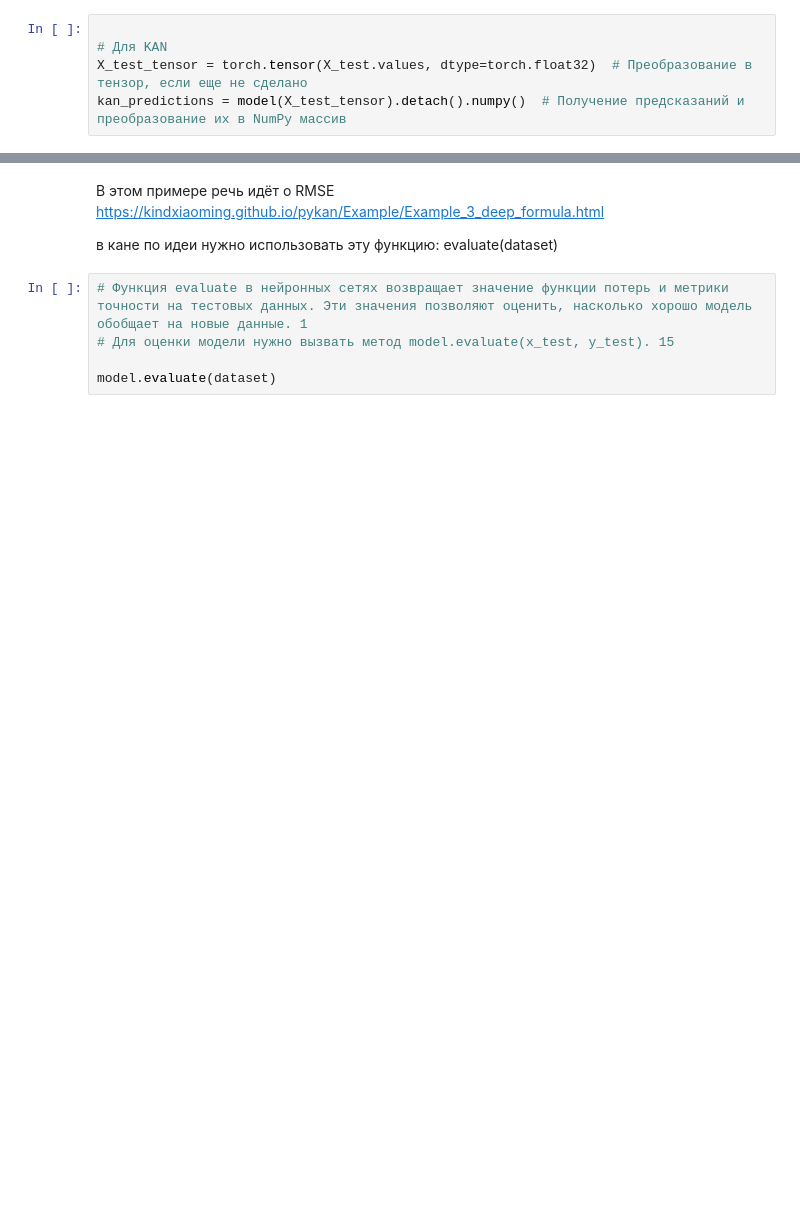
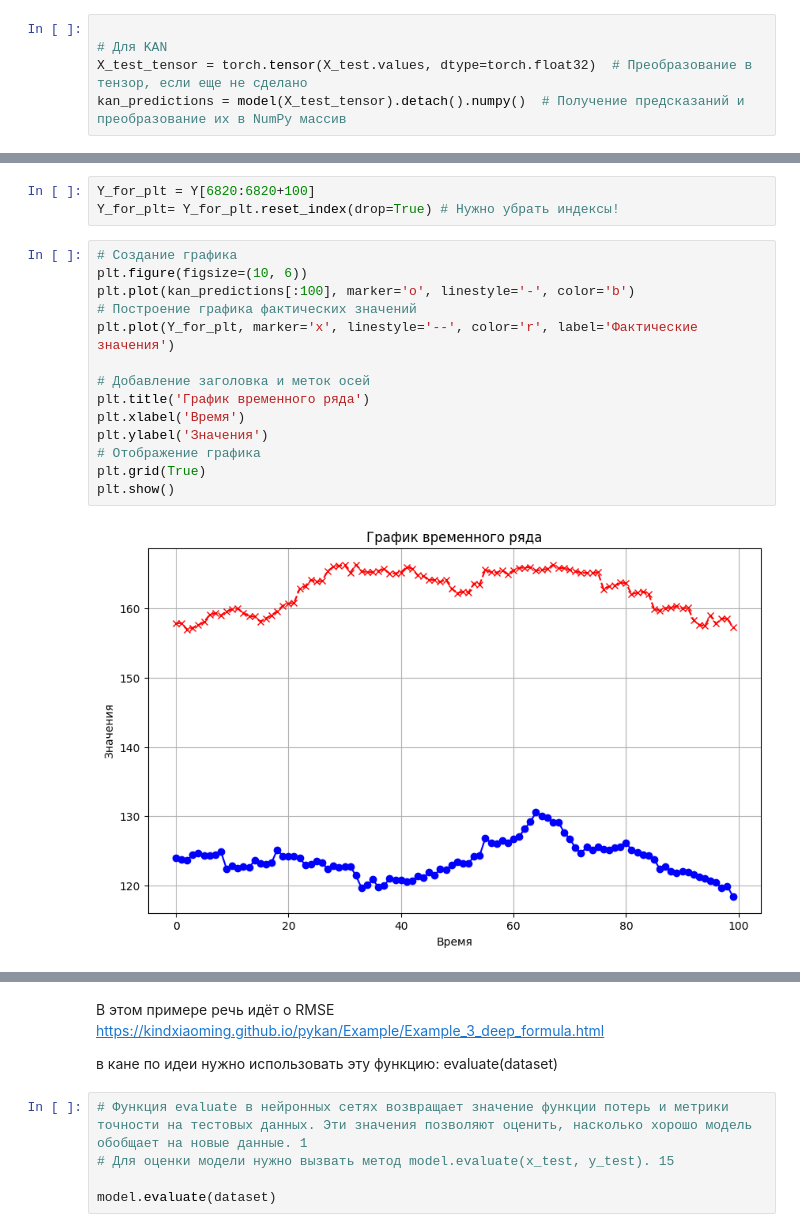
Before and after one commit to CHURA2049/KanNootebook, a Jupyter notebook: MetricsKANTest.ipynb, the cells around one changed output, grey strips where cells are left out. Cells and saved outputs as stored; diff of their text form; blank space fills up the shorter version.

```diff
--- a/MetricsKANTest.ipynb
+++ b/MetricsKANTest.ipynb
@@ -124,0 +173,19 @@ plt.show()
+# %%
+Y_for_plt = Y[6820:6820+100]
+Y_for_plt= Y_for_plt.reset_index(drop=True) # Нужно убрать индексы!
+# %%
+# Создание графика
+plt.figure(figsize=(10, 6))
+plt.plot(kan_predictions[:100], marker='o', linestyle='-', color='b')
+# Построение графика фактических значений
+plt.plot(Y_for_plt, marker='x', linestyle='--', color='r', label='Фактические значения')
+
+# Добавление заголовка и меток осей
+plt.title('График временного ряда')
+plt.xlabel('Время')
+plt.ylabel('Значения')
+# Отображение графика
+plt.grid(True)
+plt.show()
+# %% [output]
+[figure, added]
```
Also changed, not shown: parts of 12 cells of this notebook.
